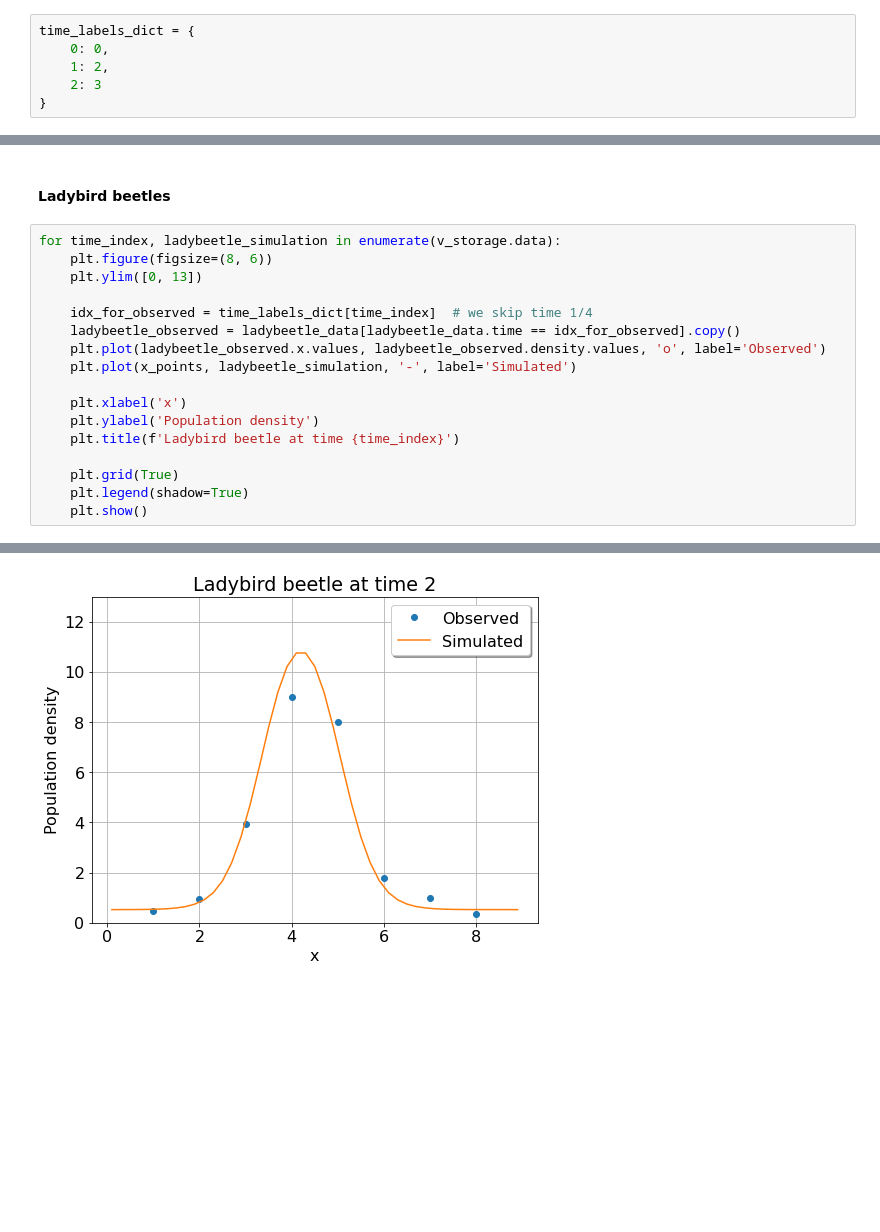
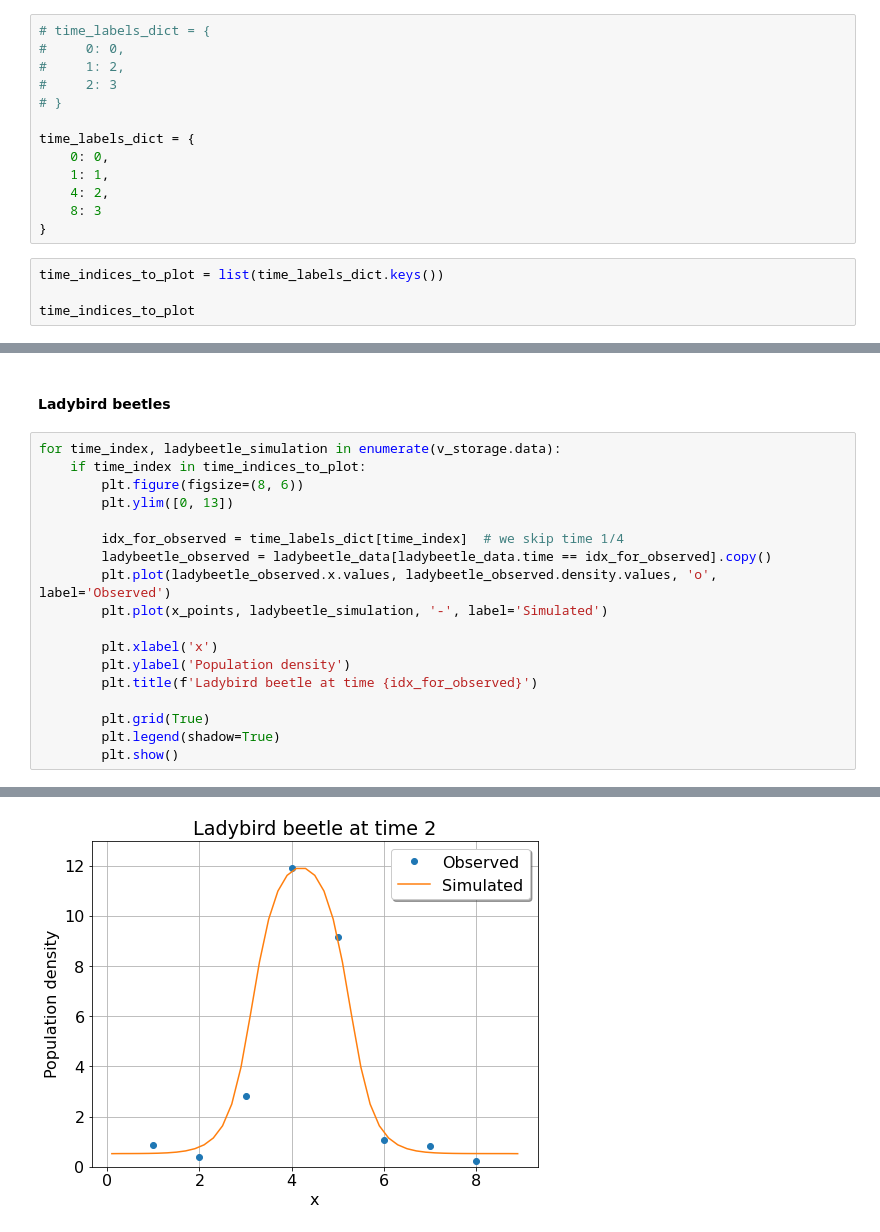
Before and after one commit to volpatto/pdeco, a Jupyter notebook: notebooks/aphid-ladybeetle.ipynb, the cells around one changed output, grey strips where cells are left out. Drawn from its saved outputs; the diff is of its cells as text; blank space fills up the shorter version.

Commit message:
Update Banks case to match time records from paper

```diff
--- a/notebooks/aphid-ladybeetle.ipynb
+++ b/notebooks/aphid-ladybeetle.ipynb
@@ -345,8 +345,19 @@ array([0.1, 0.3, 0.5, 0.7, 0.9, 1.1, 1.3, 1.5, 1.7, 1.9, 2.1, 2.3, 2.5,
 # %% [markdown]
 ### Comparing simulation with measurements
 # %%
+# time_labels_dict = {
+#     0: 0,
+#     1: 2,
+#     2: 3
+# }
+
 time_labels_dict = {
     0: 0,
-    1: 2,
-    2: 3
+    1: 1,
+    4: 2,
+    8: 3
 }
+# %%
+time_indices_to_plot = list(time_labels_dict.keys())
+
+time_indices_to_plot
@@ -377,20 +392,21 @@ for time_index, aphid_simulation in enumerate(u_storage.data):
 #### Ladybird beetles
 # %%
 for time_index, ladybeetle_simulation in enumerate(v_storage.data):
-    plt.figure(figsize=(8, 6))
-    plt.ylim([0, 13])
+    if time_index in time_indices_to_plot:
+        plt.figure(figsize=(8, 6))
+        plt.ylim([0, 13])
 
-    idx_for_observed = time_labels_dict[time_index]  # we skip time 1/4
-    ladybeetle_observed = ladybeetle_data[ladybeetle_data.time == idx_for_observed].copy()
-    plt.plot(ladybeetle_observed.x.values, ladybeetle_observed.density.values, 'o', label='Observed')
-    plt.plot(x_points, ladybeetle_simulation, '-', label='Simulated')
+        idx_for_observed = time_labels_dict[time_index]  # we skip time 1/4
+        ladybeetle_observed = ladybeetle_data[ladybeetle_data.time == idx_for_observed].copy()
+        plt.plot(ladybeetle_observed.x.values, ladybeetle_observed.density.values, 'o', label='Observed')
+        plt.plot(x_points, ladybeetle_simulation, '-', label='Simulated')
 
-    plt.xlabel('x')
-    plt.ylabel('Population density')
-    plt.title(f'Ladybird beetle at time {time_index}')
+        plt.xlabel('x')
+        plt.ylabel('Population density')
+        plt.title(f'Ladybird beetle at time {idx_for_observed}')
 
-    plt.grid(True)
-    plt.legend(shadow=True)
-    plt.show()
+        plt.grid(True)
+        plt.legend(shadow=True)
+        plt.show()
 # %% [output]
 [figure]
@@ -398 +414 @@ for time_index, ladybeetle_simulation in enumerate(v_storage.data):
-[figure, old version]
+[figure, new version]
```
Also changed, not shown: parts of 5 cells of this notebook, 1 other file.
